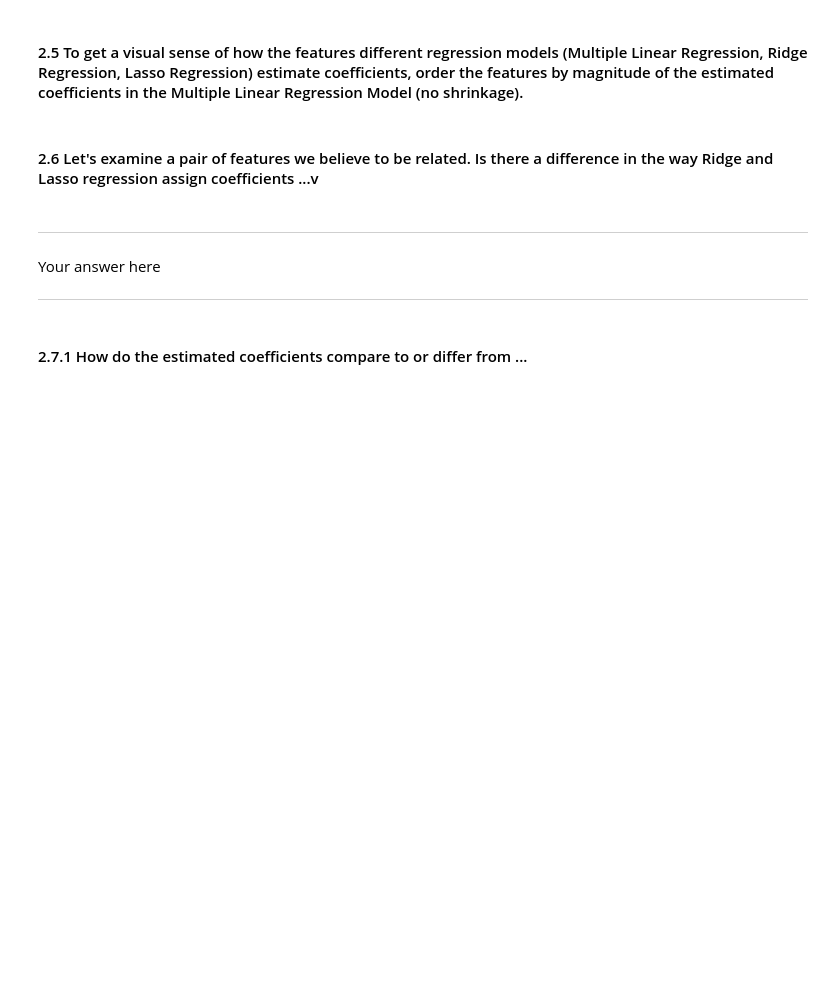
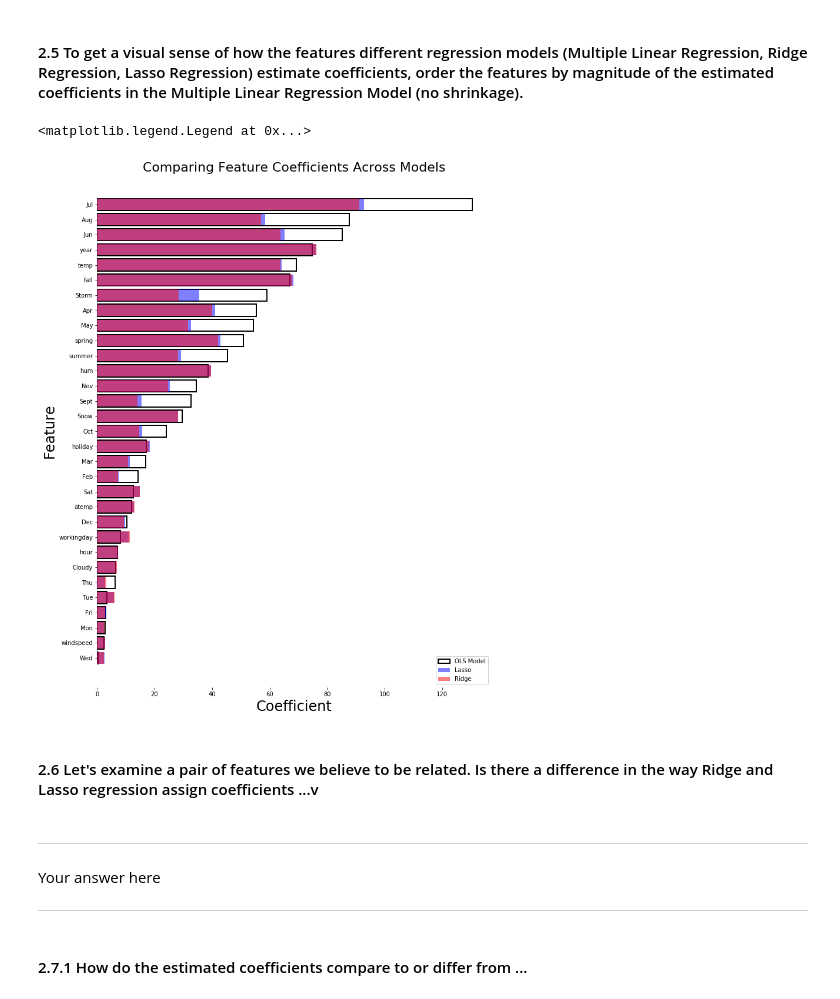
Before and after one commit to ejohnsson/CS109A, a Jupyter notebook: cs109a_HW4.ipynb, the cells around one changed output. Saved outputs shown, nothing was run; the diff lists cells and outputs as text; code cells hidden in the pictures; blank space fills up the shorter version.

```diff
--- a/cs109a_HW4.ipynb
+++ b/cs109a_HW4.ipynb
@@ -365,0 +348,13 @@ The shrinkage parameter 10 maximizes the R^2 of our Ridge Regression model.
+# %%
+# create dictionary for each model
+BikeOLSparams = dict()
+BikeRRparams = dict()
+BikeLRparams = dict()
+
+# store regression coefficients
+for i, col in enumerate(x_train.columns):
+    BikeLRparams[col] = BikeLRModel.coef_.ravel()[i]
+    BikeRRparams[col] = BikeRRModel.coef_.ravel()[i]
+    BikeOLSparams[col] = BikeOLSModel.coef_.ravel()[i]
+
+BikeOLSparams
@@ -378,3 +409,36 @@ Your answer here
+# %%
+# Make Dictionaries out of Absolute Values of Coefficients
+BikeRRparams_abs = {k: abs(v) for k, v in BikeRRparams.items()}
+BikeLRparams_abs = {k: abs(v) for k, v in BikeLRparams.items()}
+BikeOLSparams_abs = {k: abs(v) for k, v in BikeOLSparams.items()}
+
+# Make DataFrame out of Dictionaries
+params_df = pd.DataFrame([BikeOLSparams_abs, BikeLRparams_abs, BikeRRparams_abs])
+
+# Reorder Columns
+ordered_cols = [col for _, col in sorted(zip(params_df.loc[0], params_df.columns))]
+params_df = params_df[ordered_cols]
+
+fig, ax = plt.subplots(1,1, figsize=(12,16))
+
+ax.barh(params_df.columns, params_df.loc[0], color='w', edgecolor='black', linewidth=2, label='OLS Model')
+ax.barh(params_df.columns, params_df.loc[1], 0.75, color='b', alpha=0.5, label='Lasso')
+ax.barh(params_df.columns, params_df.loc[2], 0.75, color='r', alpha=0.5, label='Ridge')
+
+ax.set_ylabel('Feature', fontsize=24)
+ax.set_xlabel('Coefficient', fontsize=24)
+ax.set_title('Comparing Feature Coefficients Across Models', fontsize=22)
+
+ax.spines['right'].set_visible(False)
+ax.spines['top'].set_visible(False)
+ax.spines['left'].set_visible(False)
+ax.spines['bottom'].set_visible(False)
+
+
+ax.legend()
+# %% [output]
+<matplotlib.legend.Legend at 0x...>
+[figure, added]
 # %% [markdown]
 #### 2.6 Let's examine a pair of features we believe to be related.  Is there a difference in the way Ridge and Lasso regression assign coefficients ...v
 # %% [markdown]
```
Also changed, not shown: parts of 37 cells of this notebook.
